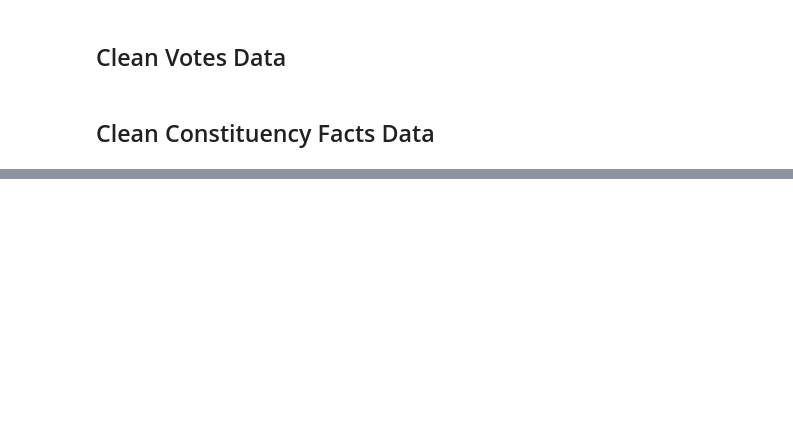
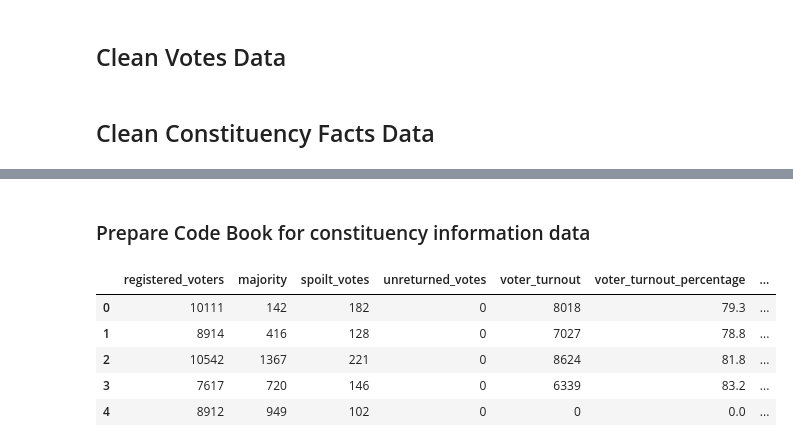
Before and after one commit to Thibico/malaysia-election-data-scraping, a Jupyter notebook: wrangling_and_cleaning_The_Star_2018.ipynb, the cells around one changed output, grey strips where cells are left out. Saved outputs shown, nothing was run; the diff lists cells and outputs as text; code cells hidden in the pictures; blank space fills up the shorter version.

```diff
--- a/wrangling_and_cleaning_The_Star_2018.ipynb
+++ b/wrangling_and_cleaning_The_Star_2018.ipynb
@@ -237,7 +238,9 @@ def clean_facts(raw_df):
         row_dict['parliament_code_digits'] = clean_consituency_code(row)
 
         row_dict['constituency'] = row['panel_name']
-        row_dict['state'] = row['state_region']
+
+        ## Split upper camel case string into individual words
+        row_dict['state'] = ''.join(' ' + char if char.isupper() else char.strip() for char in row['state_region']).strip()
 
         clean_df = clean_df.append(row_dict, ignore_index=True)
         clean_df.fillna(0, inplace=True)
@@ -254,0 +358,11 @@ parliament_facts.to_csv('data/cleaned/the_star/constituency_info_'+str(election_
+# %% [markdown]
+### Prepare Code Book for constituency information data
+# %%
+state_facts.head(5)
+# %% [output]
+|  | registered_voters | majority | spoilt_votes | unreturned_votes | voter_turnout | voter_turnout_percentage | ... |
+| 0 | 10111 | 142 | 182 | 0 | 8018 | 79.3 | ... |
+| 1 | 8914 | 416 | 128 | 0 | 7027 | 78.8 | ... |
+| 2 | 10542 | 1367 | 221 | 0 | 8624 | 81.8 | ... |
+| 3 | 7617 | 720 | 146 | 0 | 6339 | 83.2 | ... |
+| 4 | 8912 | 949 | 102 | 0 | 0 | 0.0 | ... |
```
Also changed, not shown: parts of 19 cells of this notebook, 12 other files.
